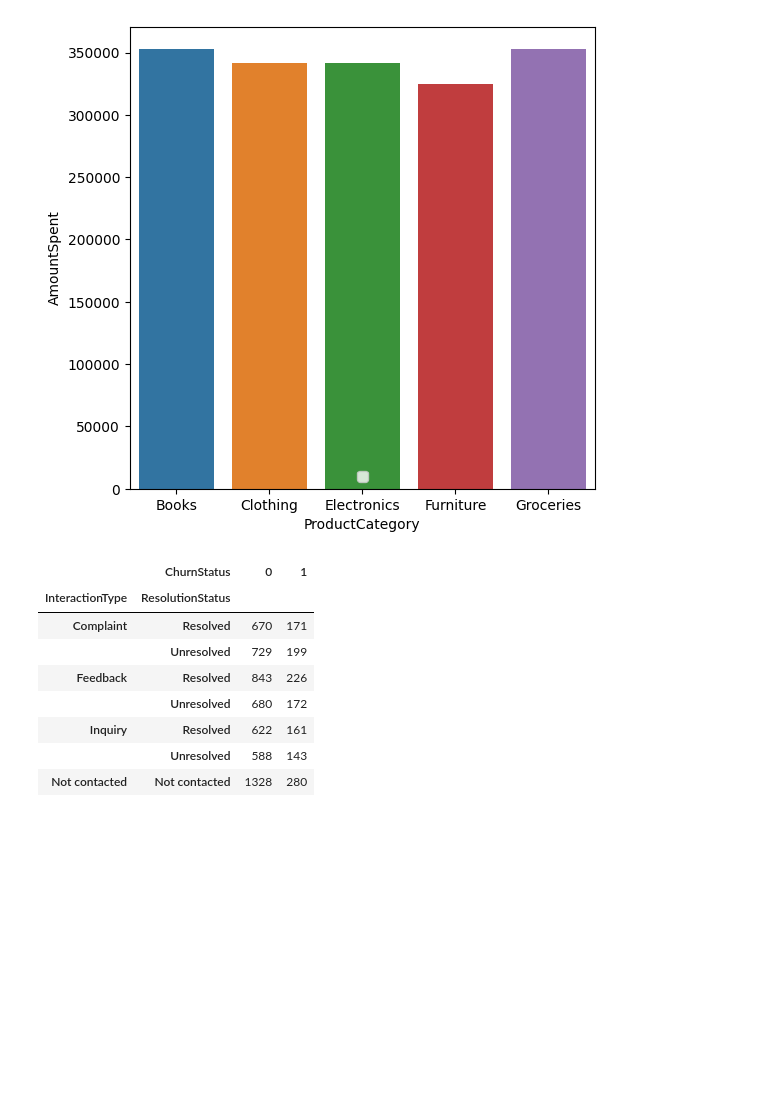
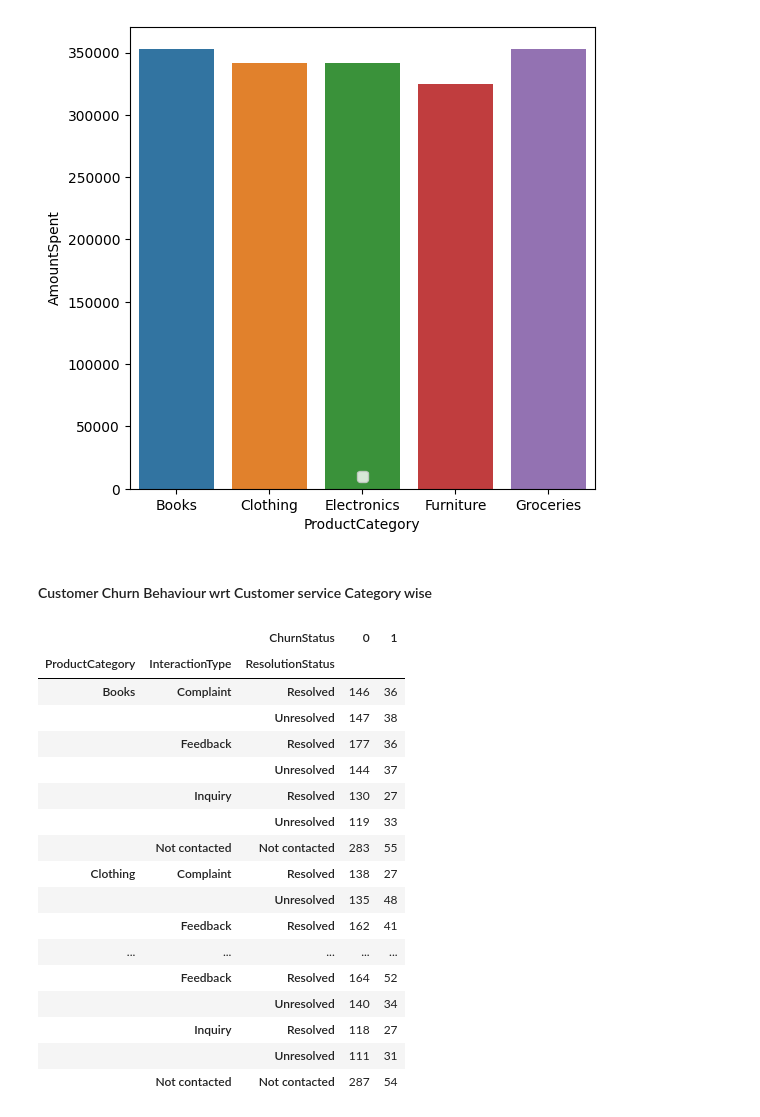
Before and after one commit to pavanrajkg04/Job_based_projects, a Jupyter notebook: Data Science/LLoyd Bank/Task 1: Data gathering and exploratory analysis/TaskOne.ipynb, the cells around one changed output. Saved outputs shown, nothing was run; the diff lists cells and outputs as text; code cells hidden in the pictures; blank space fills up the shorter version.

```diff
--- a/Data Science/LLoyd Bank/Task 1: Data gathering and exploratory analysis/TaskOne.ipynb
+++ b/Data Science/LLoyd Bank/Task 1: Data gathering and exploratory analysis/TaskOne.ipynb
@@ -107,17 +114,29 @@ plt.legend(loc='lower center',fontsize=10, title_fontsize=12, ncol=5)
 # %% [output]
 <matplotlib.legend.Legend at 0x...>
 [figure]
+# %% [markdown]
+#### Customer Churn Behaviour wrt Customer service Category wise
 # %%
 counts = data.groupby(['InteractionType', 'ResolutionStatus', 'ChurnStatus']).size().unstack(fill_value=0)
-counts
+counts1 = data.groupby(['ProductCategory','InteractionType', 'ResolutionStatus', 'ChurnStatus']).size().unstack(fill_value=0)
+counts1
 # %% [output]
-|  | ChurnStatus | 0 | 1 |
-| InteractionType | ResolutionStatus |  |  |
-| Complaint | Resolved | 670 | 171 |
-|  | Unresolved | 729 | 199 |
-| Feedback | Resolved | 843 | 226 |
-|  | Unresolved | 680 | 172 |
-| Inquiry | Resolved | 622 | 161 |
-|  | Unresolved | 588 | 143 |
-| Not contacted | Not contacted | 1328 | 280 |
+|  |  | ChurnStatus | 0 | 1 |
+| ProductCategory | InteractionType | ResolutionStatus |  |  |
+| Books | Complaint | Resolved | 146 | 36 |
+|  |  | Unresolved | 147 | 38 |
+|  | Feedback | Resolved | 177 | 36 |
+|  |  | Unresolved | 144 | 37 |
+|  | Inquiry | Resolved | 130 | 27 |
+|  |  | Unresolved | 119 | 33 |
+|  | Not contacted | Not contacted | 283 | 55 |
+| Clothing | Complaint | Resolved | 138 | 27 |
+|  |  | Unresolved | 135 | 48 |
+|  | Feedback | Resolved | 162 | 41 |
+| ... | ... | ... | ... | ... |
+|  | Feedback | Resolved | 164 | 52 |
+|  |  | Unresolved | 140 | 34 |
+|  | Inquiry | Resolved | 118 | 27 |
+|  |  | Unresolved | 111 | 31 |
+|  | Not contacted | Not contacted | 287 | 54 |
 # %%
```
Also changed, not shown: parts of 15 cells of this notebook.
